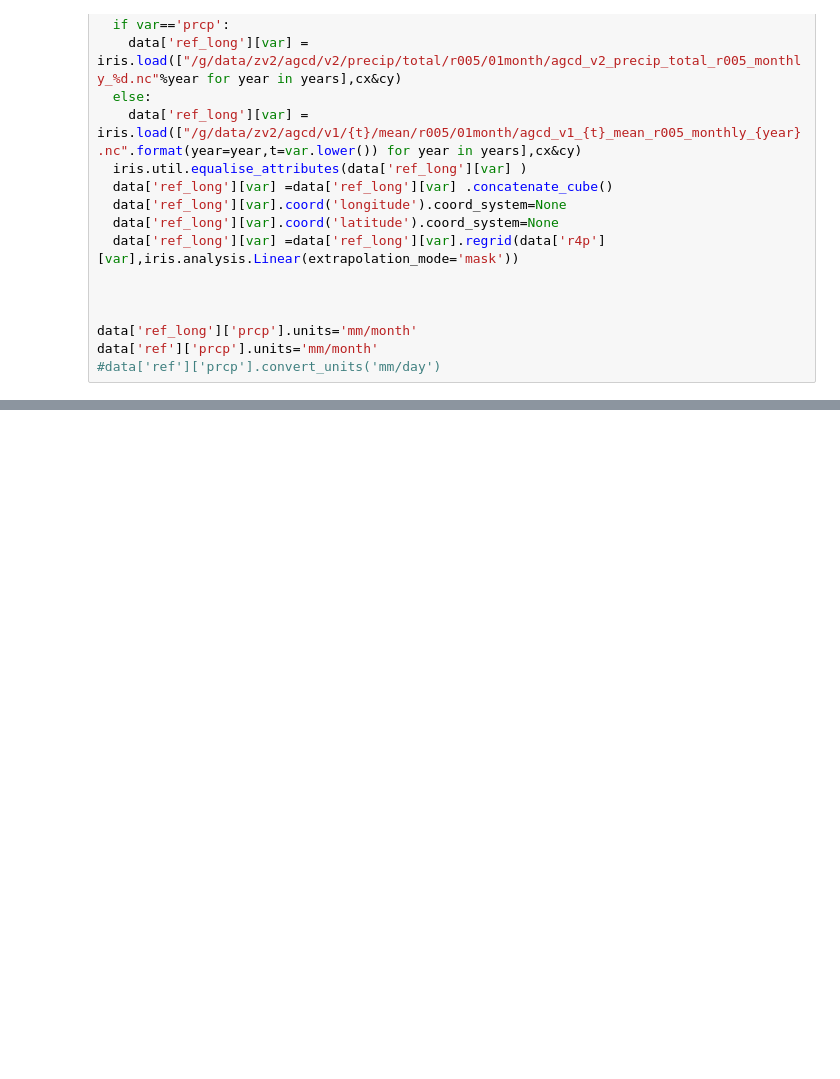
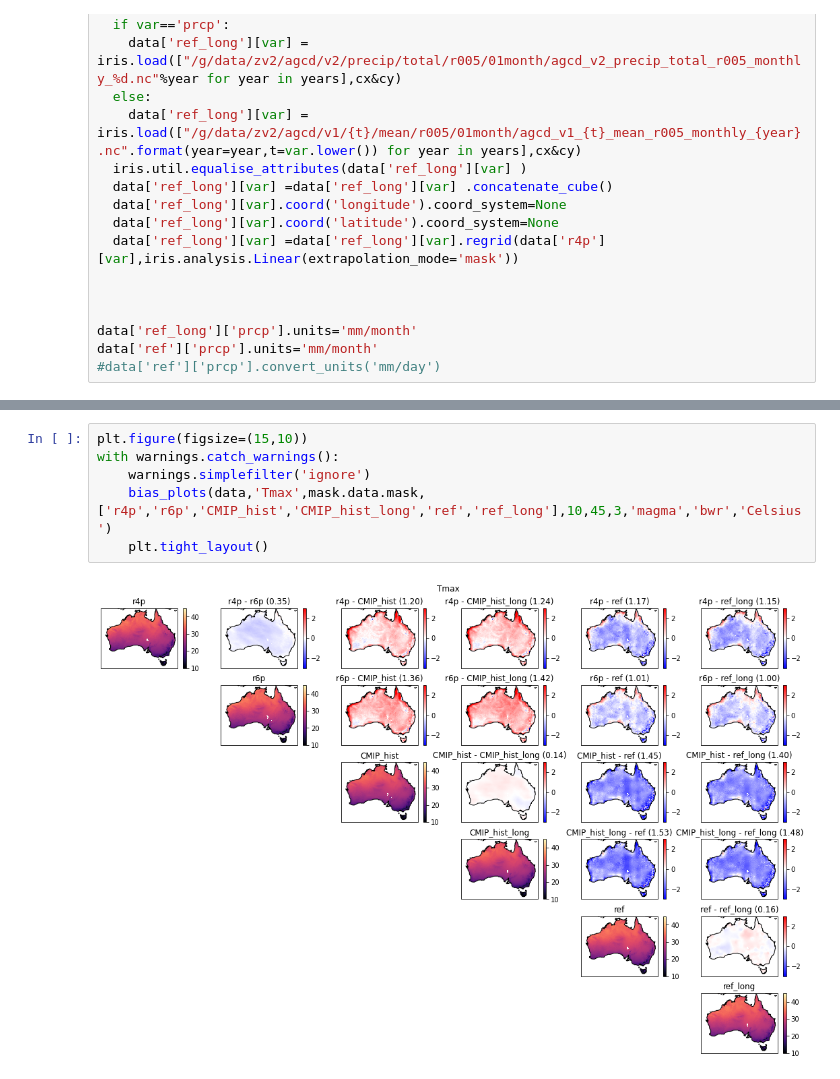
Before and after one commit to ngben/BARPA_evaluation, a Jupyter notebook: emma/long_trials/monthly_agcd.ipynb, the cells around one changed output, grey strips where cells are left out. Cells and saved outputs as stored; diff of their text form; blank space fills up the shorter version.

```diff
--- a/emma/long_trials/monthly_agcd.ipynb
+++ b/emma/long_trials/monthly_agcd.ipynb
@@ -183,0 +154,8 @@ for key in domains:
+# %%
+plt.figure(figsize=(15,10))
+with warnings.catch_warnings():
+    warnings.simplefilter('ignore')
+    bias_plots(data,'Tmax',mask.data.mask,['r4p','r6p','CMIP_hist','CMIP_hist_long','ref','ref_long'],10,45,3,'magma','bwr','Celsius')
+    plt.tight_layout()
+# %% [output]
+[figure, added]
```
Also changed, not shown: parts of 12 cells of this notebook, 2 other files.
